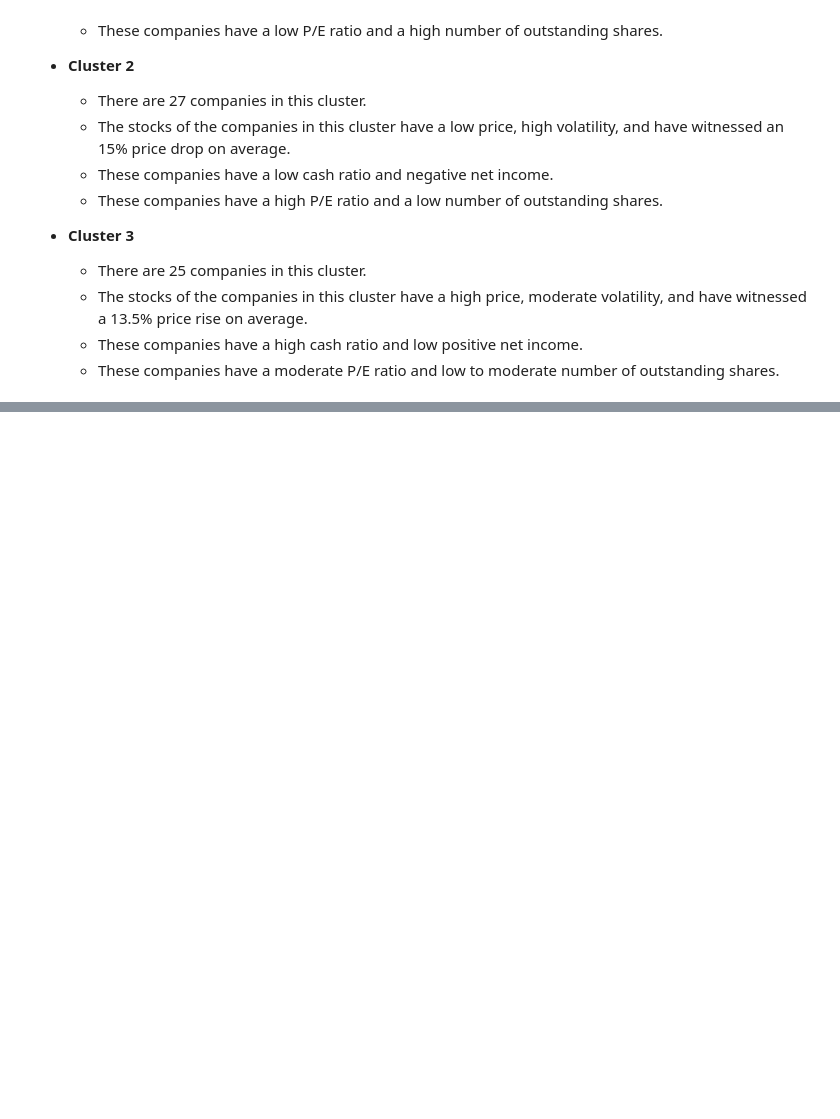
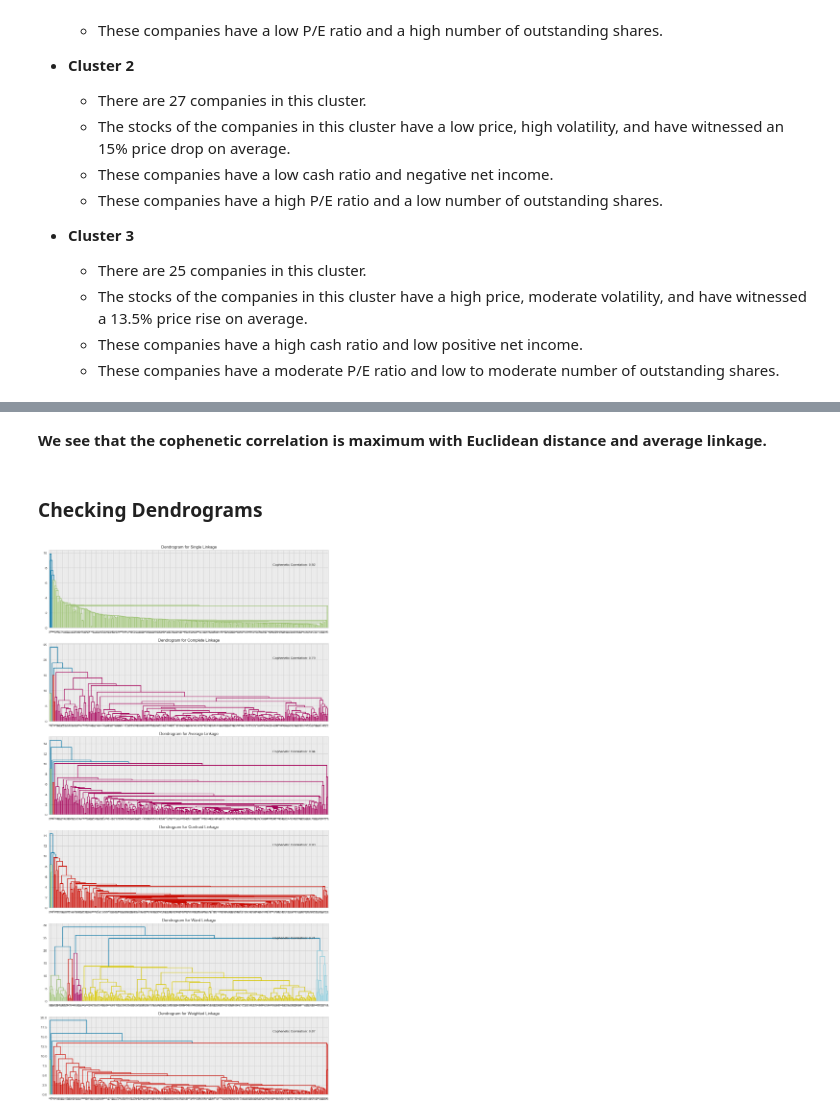
Before and after one commit to ArthurXia1031/Data_Science_Project, a Jupyter notebook: machine_learning/Unsupervised_Learning/Trade_data/stock_trade.ipynb, the cells around one changed output, grey strips where cells are left out. Cells and saved outputs as stored; diff of their text form; code cells hidden in the pictures; blank space fills up the shorter version.

```diff
--- a/machine_learning/Unsupervised_Learning/Trade_data/stock_trade.ipynb
+++ b/machine_learning/Unsupervised_Learning/Trade_data/stock_trade.ipynb
@@ -884,0 +889,2 @@ plt.tight_layout(pad=2.0)
+# %%
+hc_df = subset_scaled.copy()
@@ -884,0 +981,35 @@ plt.tight_layout(pad=2.0)
+# %% [markdown]
+**We see that the cophenetic correlation is maximum with Euclidean distance and average linkage.**
+# %% [markdown]
+### Checking Dendrograms
+# %%
+# list of Linkage methods
+linkage_methods = ['single', 'complete', 'average', 'centroid', 'ward', 'weighted']
+
+# list to save results of cophenetic correlation calculation
+cophenetic_corr = ['Linkage', 'Cophenetic Correlation Coefficient']
+compare = []
+
+# to create a subplot image
+fig, axs = plt.subplots(len(linkage_methods), 1, figsize=(15, 30), dpi=100)
+
+# We will enumerate through the list of linkage methods and plot the dendrogram for each
+# For each linkage method, we will calculate the cophenetic correlation coefficient and save it in a list
+
+for i, method in enumerate(linkage_methods):
+    Z = linkage(hc_df, metric='euclidean', method=method)
+
+    dendrogram(Z, ax=axs[i])
+    axs[i].set_title('Dendrogram for {} Linkage'.format(method.capitalize()))
+
+    coph_corr, coph_dist = cophenet(Z, pdist(hc_df))
+
+    axs[i].annotate(
+        'Cophenetic Correlation: {:.2f}'.format(coph_corr),
+        xy=(0.8, 0.8),
+        xycoords='axes fraction'
+    )
+
+    compare.append([method, coph_corr])
+# %% [output]
+[figure, added]
```
Also changed, not shown: parts of 43 cells of this notebook.
